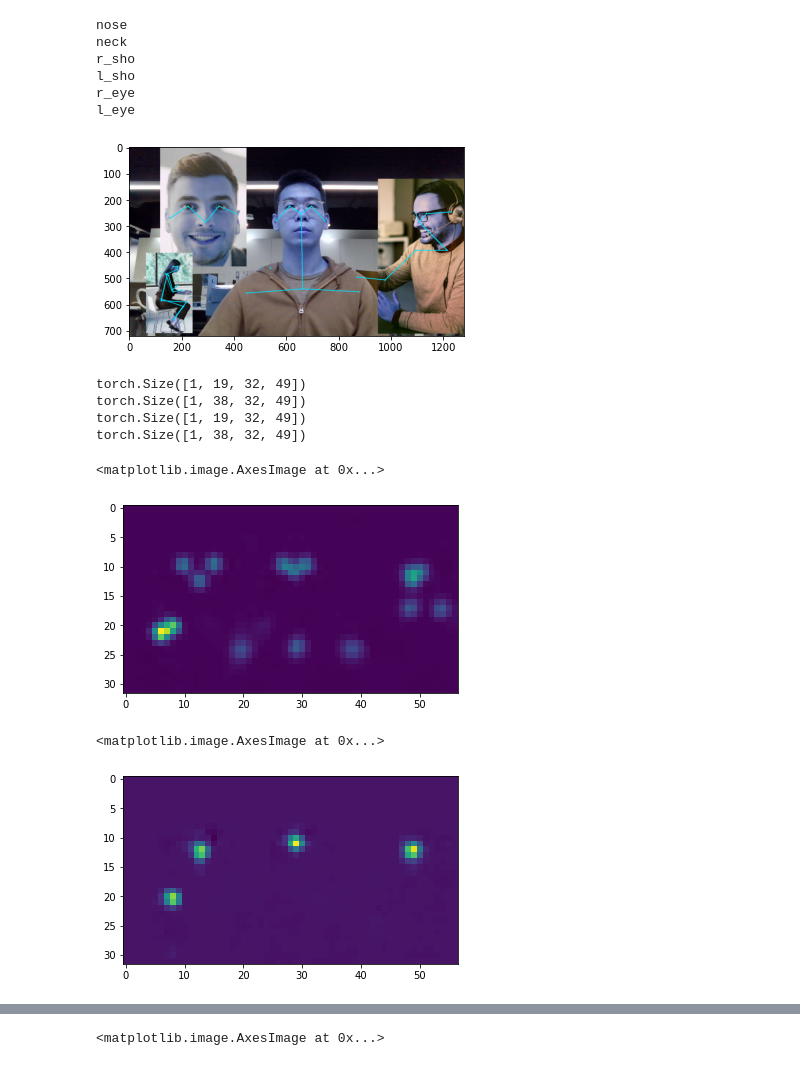
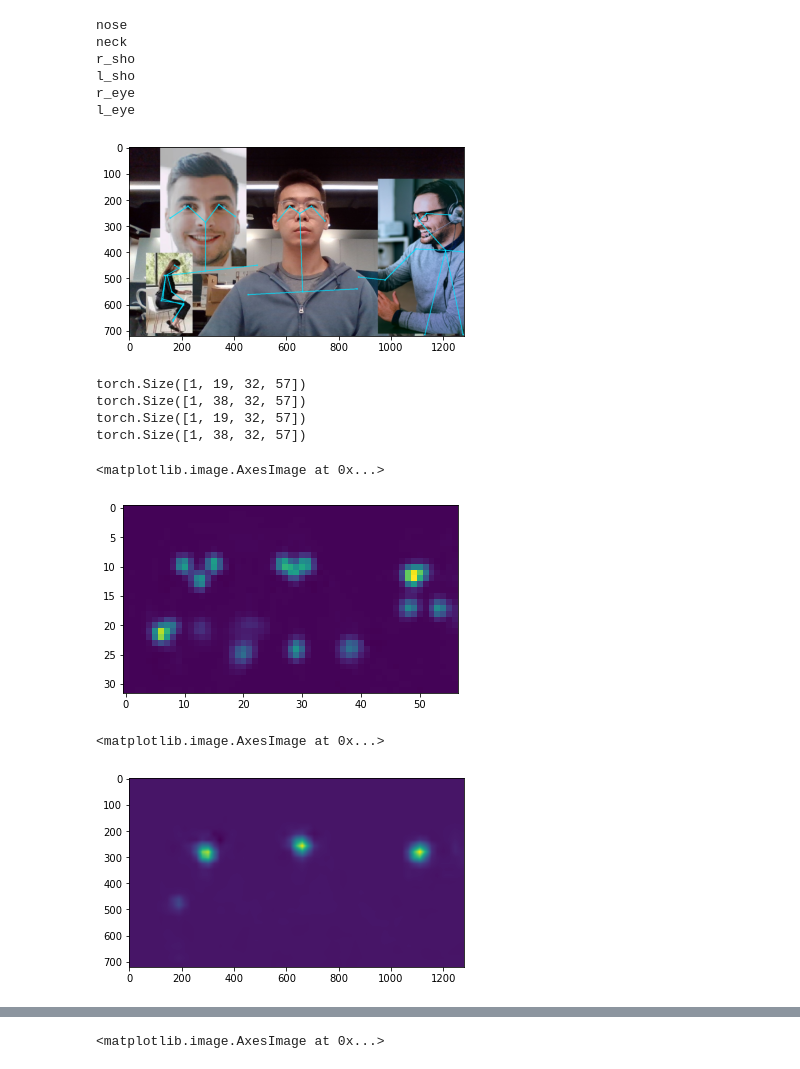
Before and after one commit to sfsy1/lightweight-human-pose-estimation.pytorch, a Jupyter notebook: demo.ipynb, the cells around one changed output, grey strips where cells are left out. Saved outputs shown, nothing was run; the diff lists cells and outputs as text; code cells hidden in the pictures.

```diff
--- a/demo.ipynb
+++ b/demo.ipynb
@@ -251,6 +268,7 @@ def infer(img, net):
     return current_poses
 # %%
 img = cv2.imread('calibration/test2.jpg')
+img = cv2.cvtColor(img, cv2.COLOR_BGR2RGB)
 raw = get_raw_outputs(net, img, args.height_size, stride, upsample_ratio, args.cpu)
 # %%
 stride = 8
@@ -258,7 +276,7 @@ upsample_ratio = 4
 num_keypoints = Pose.num_kpts
 previous_poses = []
 delay = 33
-raw = get_raw_outputs(net, img, args.height_size, stride, upsample_ratio, args.cpu)
+raw = get_raw_outputs(net.cuda().eval(), img, args.height_size, stride, upsample_ratio, args.cpu)
 # %%
 current_poses = infer(img, net.cuda().eval())
 if len(current_poses):
@@ -267,17 +285,17 @@ if len(current_poses):
 plt.imshow(img)
 plt.show()
 # %% [output]
-[figure, old version]
+[figure, new version]
 # %%
 for x in raw:
     print(x.shape)
 # %% [output]
-torch.Size([1, 19, 32, 49])
-torch.Size([1, 38, 32, 49])
-torch.Size([1, 19, 32, 49])
-torch.Size([1, 38, 32, 49])
+torch.Size([1, 19, 32, 57])
+torch.Size([1, 38, 32, 57])
+torch.Size([1, 19, 32, 57])
+torch.Size([1, 38, 32, 57])
 # %%
 plt.imshow(np.squeeze(raw[2][:,poi,:,:].cpu().detach().numpy().sum(1)))
 # %% [output]
 <matplotlib.image.AxesImage at 0x...>
-[figure, old version]
+[figure, new version]
@@ -286,5 +302,5 @@ plt.imshow(np.squeeze(raw[2][:,poi,:,:].cpu().detach().numpy().sum(1)))
 # %%
-plt.imshow(np.squeeze(raw[0][:,0,:,:].cpu().detach().numpy()))
+plt.imshow(np.expand_dims(cv2.resize(np.squeeze(raw[0][:,0,:].cpu().detach().numpy()), (1280,720)),2))
 # %% [output]
 <matplotlib.image.AxesImage at 0x...>
-[figure, old version]
+[figure, new version]
```
Also changed, not shown: parts of 7 cells of this notebook, 6 other files.
